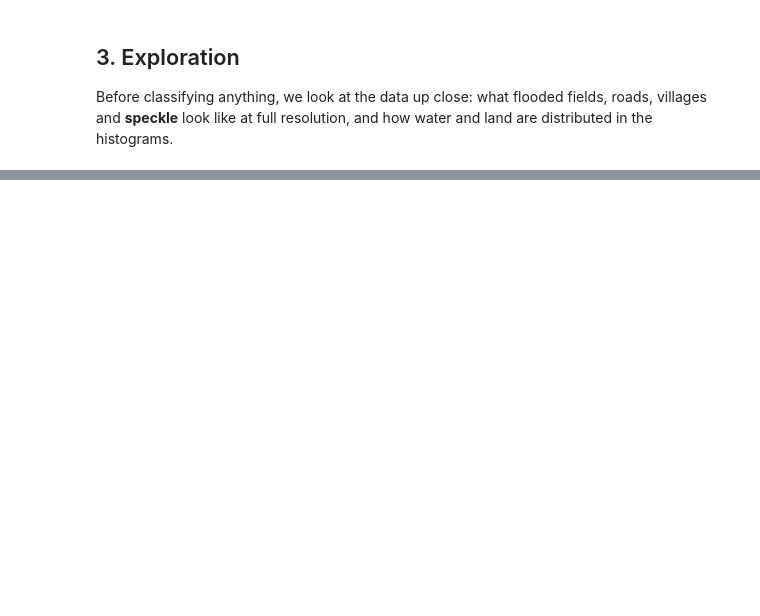
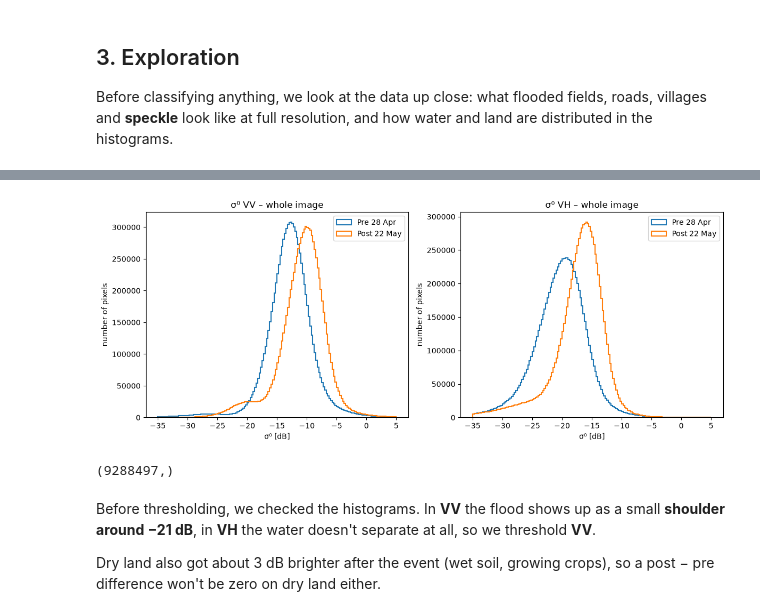
Before and after one commit to disodiso/FloodMappingEmiliaRomagnaS1, a Jupyter notebook: FloodMappingEmiliaRomagnaS1.ipynb, the cells around one changed output, grey strips where cells are left out. Saved outputs shown, nothing was run; the diff lists cells and outputs as text; code cells hidden in the pictures; blank space fills up the shorter version.

```diff
--- a/FloodMappingEmiliaRomagnaS1.ipynb
+++ b/FloodMappingEmiliaRomagnaS1.ipynb
@@ -272,17 +278,3 @@ So we use a **fixed scale from −25 to 0 dB**, chosen from physics (calm water
-# %%
-# Why a fixed scale? Same post-event VV image with min/max scale vs fixed -25..0 dB scale
-vv_post = post_db[0]
-vv_min, vv_max = np.nanmin(vv_post), np.nanmax(vv_post)
-print(f"VV post: min {vv_min:.1f} dB, max {vv_max:.1f} dB")
-print(f"pixels outside -25..0 dB: {100 * np.mean((vv_post < VMIN) | (vv_post > VMAX)):.1f}%")
-
-fig, axes = plt.subplots(1, 2, figsize=(14, 8))
-for ax, (low, high, title) in zip(axes, [(vv_min, vv_max, "min / max scale"), (VMIN, VMAX, "fixed scale -25 / 0 dB")]):
-    im = ax.imshow(vv_post, cmap="gray", vmin=low, vmax=high)
-    ax.set_title(title)
-    ax.axis("off")
-    fig.colorbar(im, ax=ax, shrink=0.6, label="σ⁰ VV [dB]")
-plt.show()
 # %% [markdown]
 ## 3. Exploration
 
@@ -302,0 +298,24 @@ post_db[0, ZOOM_ROWS, ZOOM_COLS].shape   # (300, 300)
+# %%
+# Histograms of the whole image: is there a separate "water" peak? (Otsu needs two peaks)
+BINS = np.linspace(-35, 5, 161)   # dB, bins 0.25 dB wide
+
+fig, axes = plt.subplots(1, 2, figsize=(14, 5))
+for band, (ax, name) in enumerate(zip(axes, ["VV", "VH"])):
+    for image, label in zip([pre_db, post_db], ["Pre 28 Apr", "Post 22 May"]):
+        values = image[band].ravel()            # (rows * cols,) all pixels of one band in a 1D array
+        values = values[np.isfinite(values)]    # drop -inf / NaN (log10 of 0 at the image border)
+        ax.hist(values, bins=BINS, histtype="step", linewidth=1.5, label=label)
+    ax.set_title(f"σ⁰ {name} – whole image")
+    ax.set_xlabel("σ⁰ [dB]")
+    ax.set_ylabel("number of pixels")
+    ax.legend()
+plt.show()
+
+values.shape   # number of valid pixels (last band plotted)
+# %% [output]
+[figure, added]
+(9288497,)
+# %% [markdown]
+Before thresholding, we checked the histograms. In **VV** the flood shows up as a small **shoulder around −21 dB**, in **VH** the water doesn't separate at all, so we threshold **VV**.
+
+Dry land also got about 3 dB brighter after the event (wet soil, growing crops), so a post − pre difference won't be zero on dry land either.
```
Also changed, not shown: parts of 15 cells of this notebook.
